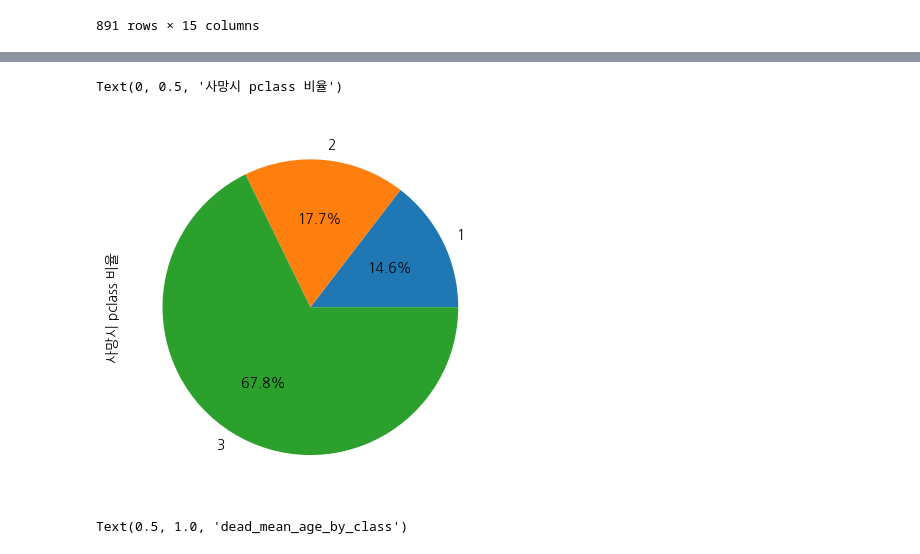
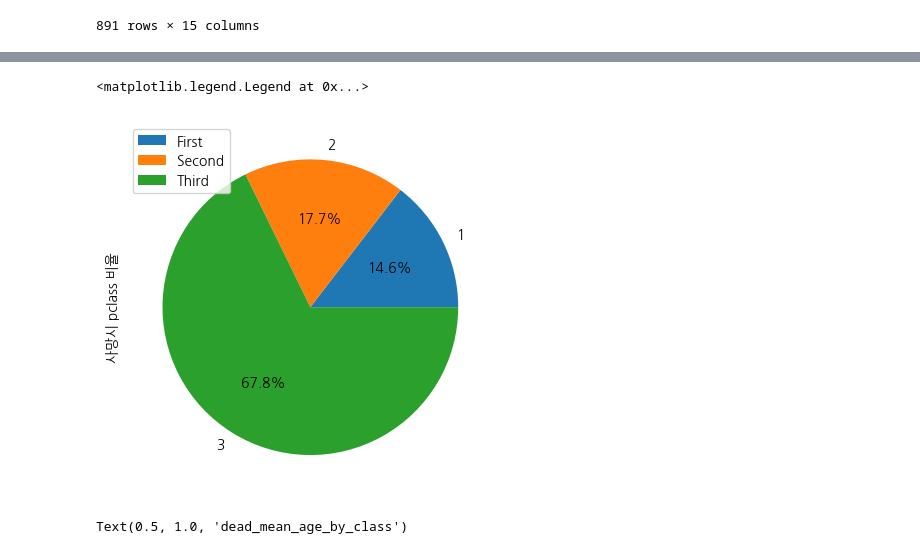
Before and after one commit to aaa0034213/2024-1-my-BDA, a Jupyter notebook: titanic.ipynb, the cells around one changed output, grey strips where cells are left out. Saved outputs shown, nothing was run; the diff lists cells and outputs as text; code cells hidden in the pictures.

```diff
--- a/titanic.ipynb
+++ b/titanic.ipynb
@@ -57,11 +64,12 @@ df['survived'].value_counts().plot(kind='pie', autopct = '%1.1f%%' )
 # %%
 # 위를 통해서 구체적으로 생존하지 못한 클래스 %
 
 df[df['survived']==0]['pclass'].value_counts().sort_index().plot(kind='pie', autopct = '%1.1f%%')
 plt.ylabel('사망시 pclass 비율')
+plt.legend(labels=['First', 'Second', 'Third'],loc="upper left")
 # %% [output]
-Text(0, 0.5, '사망시 pclass 비율')
+<matplotlib.legend.Legend at 0x...>
-[figure, old version]
+[figure, new version]
 # %%
 # 각 클래스별 사망자 평균 나이 botplot
 
```
Also changed, not shown: parts of 5 cells of this notebook.
